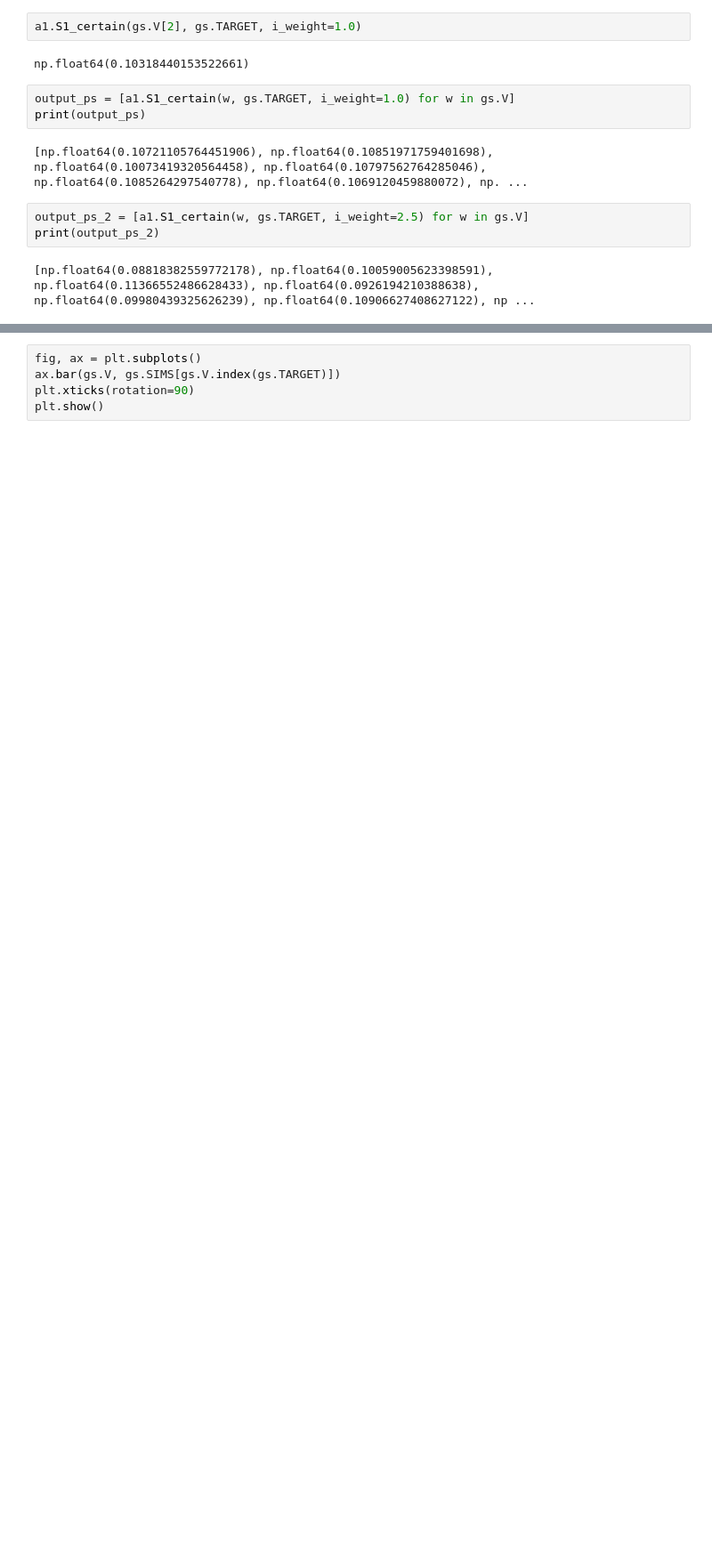
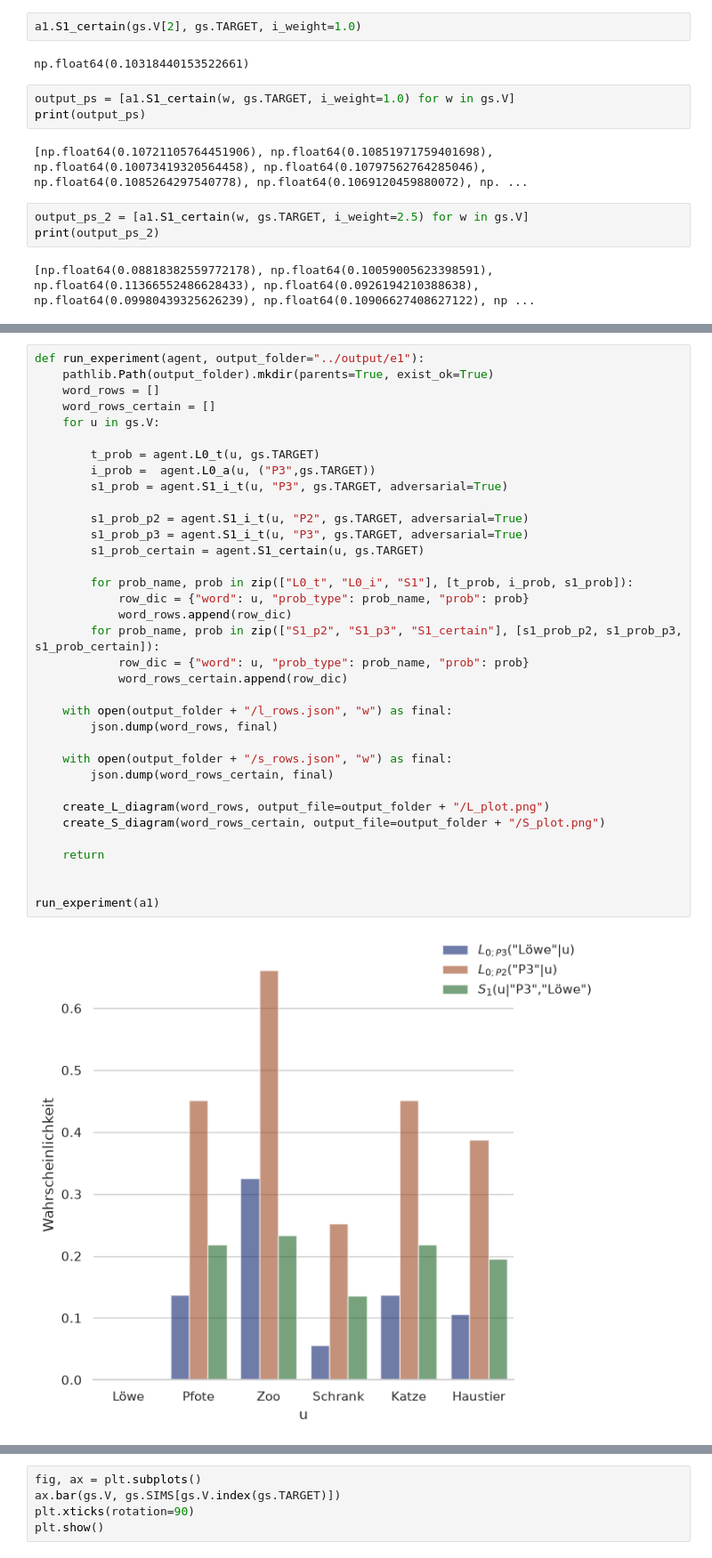
Before and after one commit to hgroener/imposter_RSA, a Jupyter notebook: notebooks/model.ipynb, the cells around one changed output, grey strips where cells are left out. Shown at 89% size. Cells and saved outputs as stored; diff of their text form; blank space fills up the shorter version.

Commit message:
restructuring scripts, running experiments

```diff
--- a/notebooks/model.ipynb
+++ b/notebooks/model.ipynb
@@ -370,0 +435,37 @@ print(output_ps_2)
+# %%
+def run_experiment(agent, output_folder="../output/e1"):
+    pathlib.Path(output_folder).mkdir(parents=True, exist_ok=True)
+    word_rows = []
+    word_rows_certain = []
+    for u in gs.V:
+
+        t_prob = agent.L0_t(u, gs.TARGET)
+        i_prob =  agent.L0_a(u, ("P3",gs.TARGET))
+        s1_prob = agent.S1_i_t(u, "P3", gs.TARGET, adversarial=True)
+
+        s1_prob_p2 = agent.S1_i_t(u, "P2", gs.TARGET, adversarial=True)
+        s1_prob_p3 = agent.S1_i_t(u, "P3", gs.TARGET, adversarial=True)
+        s1_prob_certain = agent.S1_certain(u, gs.TARGET)
+
+        for prob_name, prob in zip(["L0_t", "L0_i", "S1"], [t_prob, i_prob, s1_prob]):
+            row_dic = {"word": u, "prob_type": prob_name, "prob": prob}
+            word_rows.append(row_dic)
+        for prob_name, prob in zip(["S1_p2", "S1_p3", "S1_certain"], [s1_prob_p2, s1_prob_p3, s1_prob_certain]):
+            row_dic = {"word": u, "prob_type": prob_name, "prob": prob}
+            word_rows_certain.append(row_dic)
+
+    with open(output_folder + "/l_rows.json", "w") as final:
+	    json.dump(word_rows, final)
+
+    with open(output_folder + "/s_rows.json", "w") as final:
+	    json.dump(word_rows_certain, final)
+
+    create_L_diagram(word_rows, output_file=output_folder + "/L_plot.png")
+    create_S_diagram(word_rows_certain, output_file=output_folder + "/S_plot.png")
+
+    return
+
+
+run_experiment(a1)
+# %% [output]
+[figure, added]
```
Also changed, not shown: parts of 14 cells of this notebook, 16 other files.
